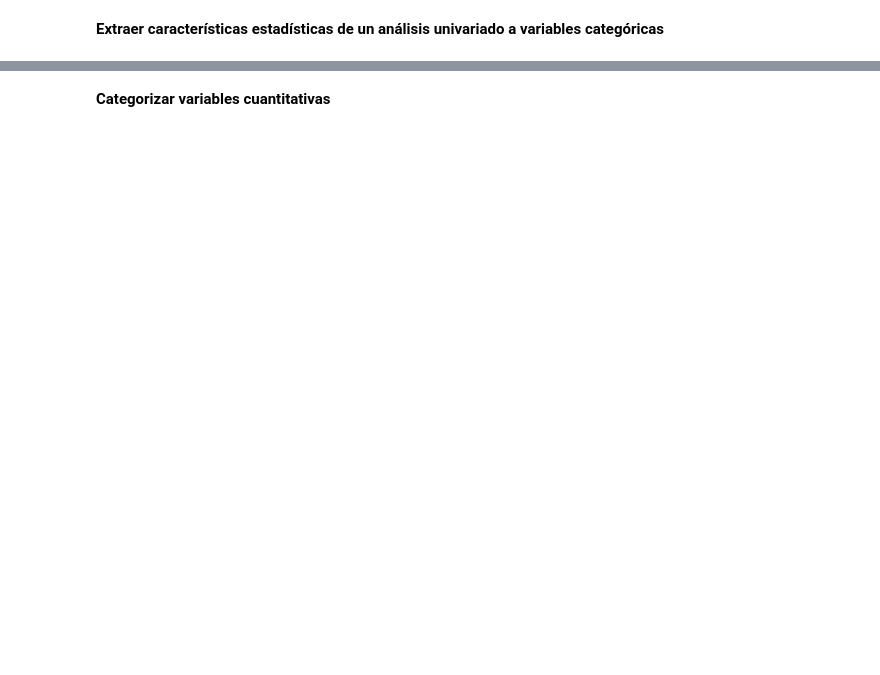
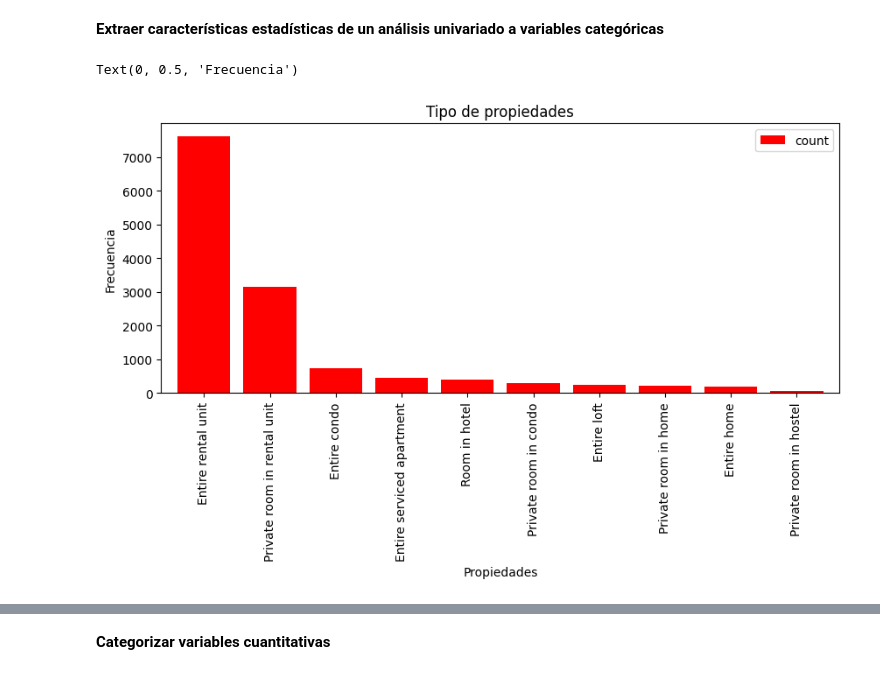
Before and after one commit to Raydays55/Actividad-5, a Jupyter notebook: Act5.ipynb, the cells around one changed output, grey strips where cells are left out. Saved outputs shown, nothing was run; the diff lists cells and outputs as text; code cells hidden in the pictures; blank space fills up the shorter version.

```diff
--- a/Act5.ipynb
+++ b/Act5.ipynb
@@ -34,19 +52,22 @@ df_extrac.info()
 # %%
 # 1. Análisis univariado property_type
 Tabla_freq_prop = df_extrac['property_type'].value_counts().reset_index()
 Tabla_freq_prop
 
 # Filtro de valores más relevantes de la variable categórica
-Filtro_prop = Tabla_freq_prop[Tabla_freq_prop['count'] > 9]
+Filtro_prop = Tabla_freq_prop[Tabla_freq_prop['count'] > 65]
 Filtro_prop
 
 # Ajustar el índice del DF
 Filtro_index_prop = Filtro_prop.set_index('property_type')
 Filtro_index_prop
 
 # Realizar gráfica de barras del DF filtrado, Análisis univariado de una frecuencia
 Filtro_index_prop.plot(kind = 'bar', width = 0.8, figsize = (10,4), color = "red")
 plt.title('Tipo de propiedades')
 plt.xlabel('Propiedades')
 plt.ylabel('Frecuencia')
+# %% [output]
+Text(0, 0.5, 'Frecuencia')
+[figure, added]
 # %%
```
Also changed, not shown: parts of 5 cells of this notebook.
